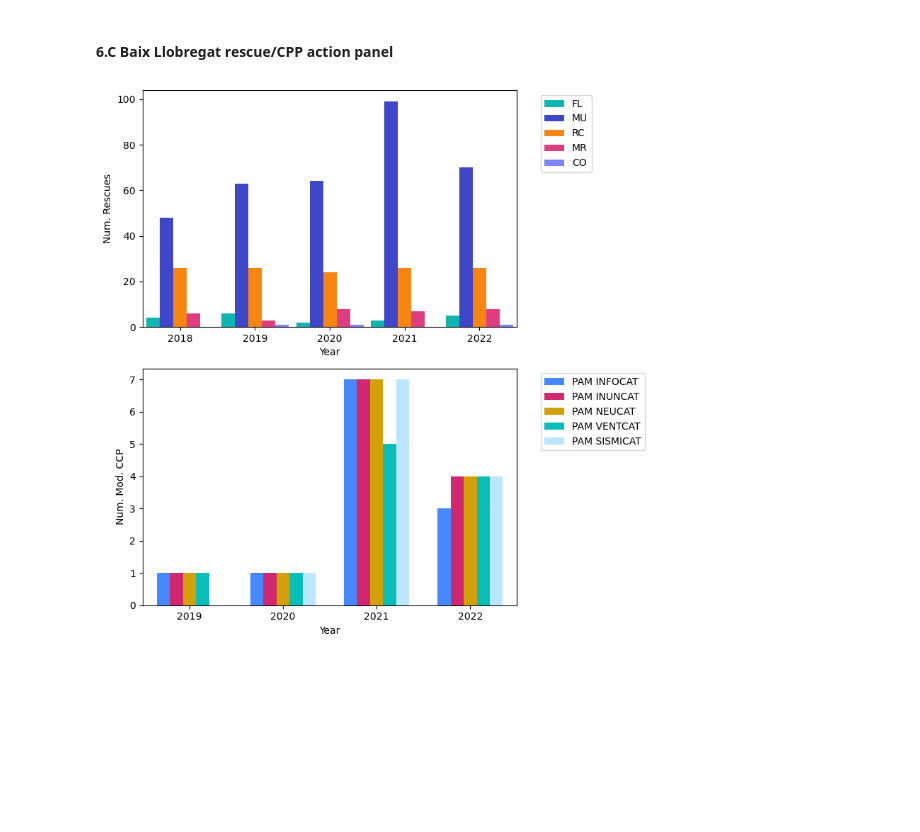
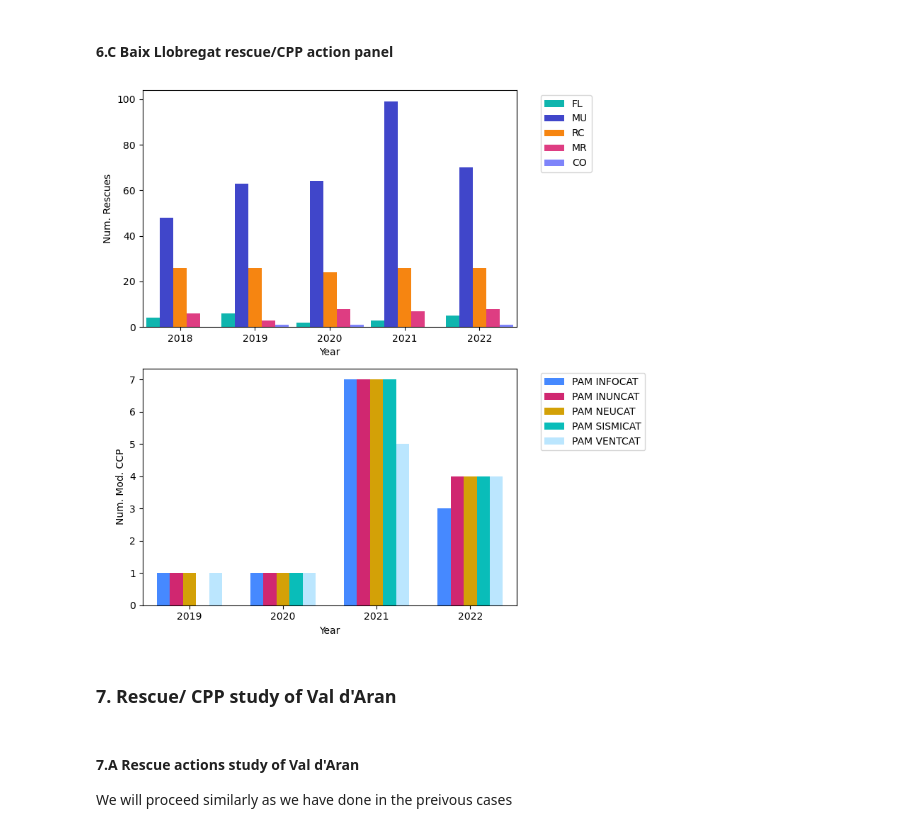
Before and after one commit to belenmvinhas/AVDM_ioib, a Jupyter notebook: ot/civil_protection_plans.ipynb, the cells around one changed output. Cells and saved outputs as stored; diff of their text form; code cells hidden in the pictures; blank space fills up the shorter version.

```diff
--- a/ot/civil_protection_plans.ipynb
+++ b/ot/civil_protection_plans.ipynb
@@ -895,31 +899,37 @@ plt.show()
 # %%
 # Set the colorblind palette
 colorblind_palette = ["#0fb5ae", "#4046ca", "#f68511", "#de3d82", "#7e84fa"]
 
 # Set the alternative palette
 alternative_palette = ["#4689ff", "#d02770", "#d3a107", "#09bdb9", "#bbe6fe"]
 
 hue_order = ["FL", "MU", "RC", "MR", "CO"]
+hue_order_2 = ["PAM INFOCAT", "PAM INUNCAT", "PAM NEUCAT", "PAM SISMICAT", "PAM VENTCAT"]
 # Create subplots with 2 rows and 1 column
 fig, axes = plt.subplots(nrows=2, ncols=1, figsize=(8, 8))
 
 # First subplot (top)
 sns.barplot(x='ANY', y='NUM_ACTIONS', hue='TAL_COD_ALARMA2', hue_order=hue_order, data=grouped_by_years_bl, palette=colorblind_palette, saturation=1, width=0.9, ax=axes[0])
 
 axes[0].set_xlabel('Year')
 axes[0].set_ylabel('Num. Rescues')
 axes[0].legend(bbox_to_anchor=(1.05, 1), loc='upper left')
 
 # Second subplot (bottom)
-sns.barplot(x='ANY', y='Estat', hue='Nom del pla', data=grouped_by_years_ccp_bl, palette=alternative_palette, saturation=1, width=0.7, ax=axes[1])
+sns.barplot(x='ANY', y='Estat', hue='Nom del pla', data=grouped_by_years_ccp_bl, hue_order = hue_order_2,palette=alternative_palette, saturation=1, width=0.7, ax=axes[1])
 
 axes[1].set_xlabel('Year')
 axes[1].set_ylabel('Num. Mod. CCP')
 axes[1].legend(bbox_to_anchor=(1.05, 1), loc='upper left')
 
 # Adjust layout and save the plot
 plt.tight_layout()
 plt.savefig("figures/combined_plot_baix_llobregat.pdf")
 plt.show()
 # %% [output]
-[figure, old version]
+[figure, new version]
+# %% [markdown]
+### 7. Rescue/ CPP study of Val d'Aran
+# %% [markdown]
+#### 7.A Rescue actions study of Val d'Aran
+We will proceed similarly as we have done in the preivous cases
```
Also changed, not shown: parts of 17 cells of this notebook, 11 other files.
